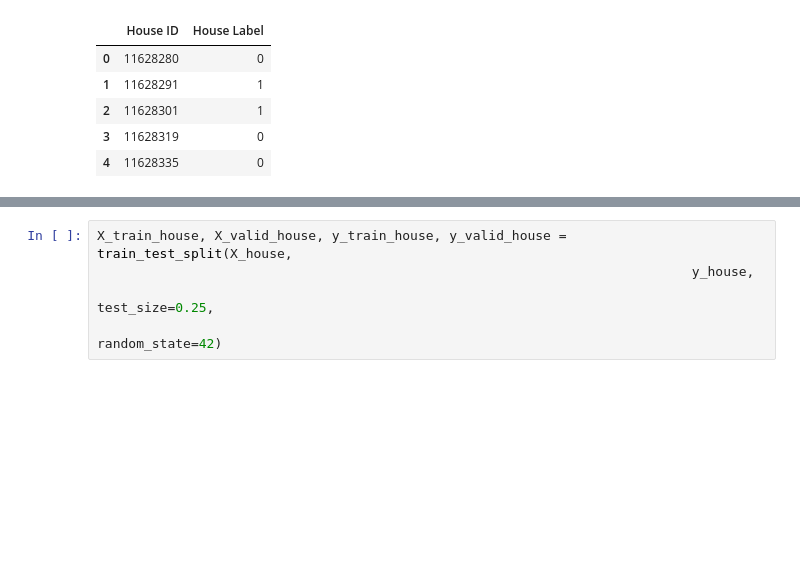
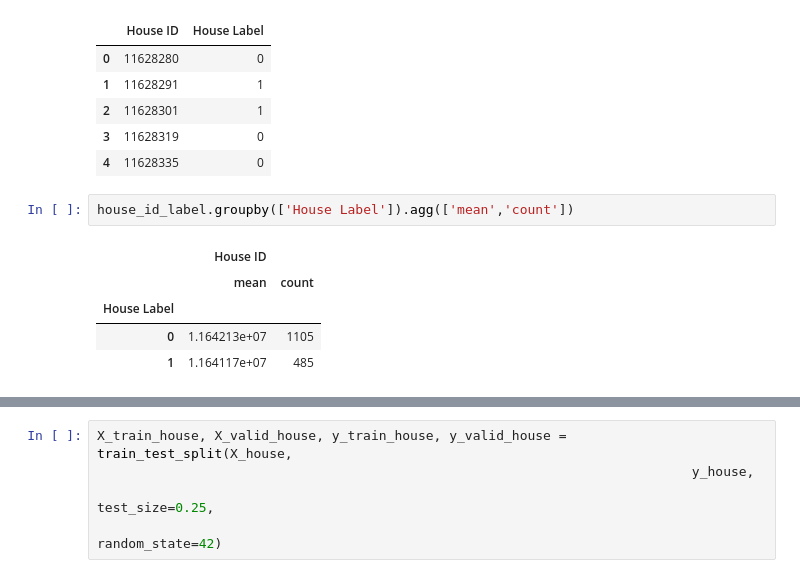
Before and after one commit to torenunez/udacity-mlnd-capstone, a Jupyter notebook: ev_capstone.ipynb, the cells around one changed output, grey strips where cells are left out. Cells and saved outputs as stored; diff of their text form; blank space fills up the shorter version.

```diff
--- a/ev_capstone.ipynb
+++ b/ev_capstone.ipynb
@@ -266,3 +266,11 @@ display(house_id_label.head())
 | 2 | 11628301 | 1 |
 | 3 | 11628319 | 0 |
 | 4 | 11628335 | 0 |
+# %%
+house_id_label.groupby(['House Label']).agg(['mean','count'])
+# %% [output]
+|  | House ID |  |
+|  | mean | count |
+| House Label |  |  |
+| 0 | 1.164213e+07 | 1105 |
+| 1 | 1.164117e+07 | 485 |
```
Also changed, not shown: parts of 12 cells of this notebook, 1 other file.
